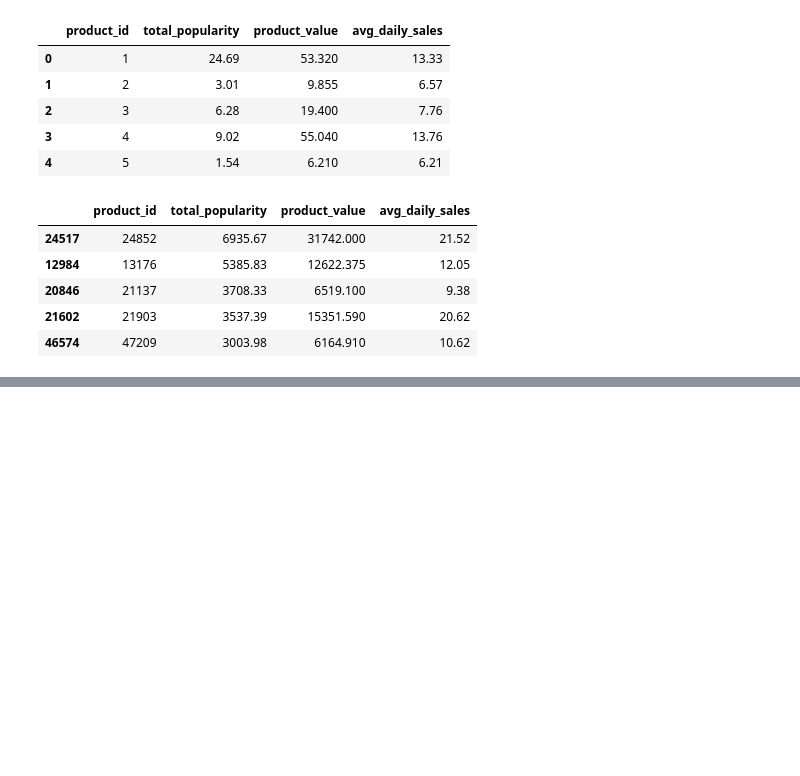
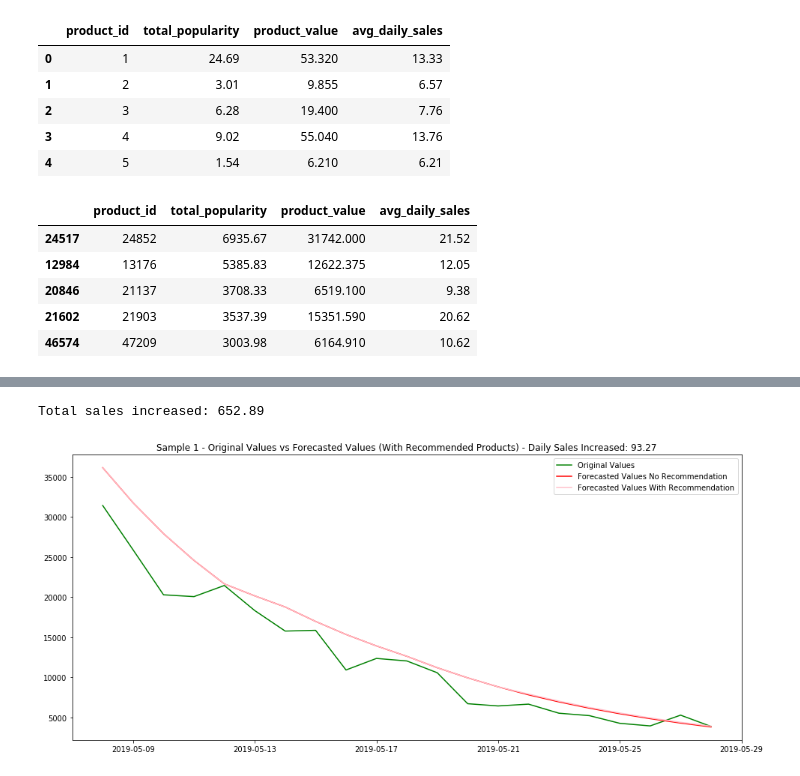
Before and after one commit to hanhanwu/Hanhan_Break_the_Limits, a Jupyter notebook: Bank_Fantasy/Golden_Bridge/recommendation_experiments/popularity_recommendation.ipynb, the cells around one changed output, grey strips where cells are left out. Cells and saved outputs as stored; diff of their text form; code cells hidden in the pictures; blank space fills up the shorter version.

```diff
--- a/Bank_Fantasy/Golden_Bridge/recommendation_experiments/popularity_recommendation.ipynb
+++ b/Bank_Fantasy/Golden_Bridge/recommendation_experiments/popularity_recommendation.ipynb
@@ -232,0 +395,14 @@ recommended_products
+# %%
+forecast_ts = forecast_ts_train.append(forecast_ts_test)
+print('Total sales increased: ' + str(daily_sales_increase * forecast_period))
+
+plt.figure(figsize=(16,7))
+plt.plot(original_ts.index, original_ts, label='Original Values', color='green')
+plt.plot(exp_forecast['ds'], exp_forecast['y_origin'].values, label='Forecasted Values No Recommendation', color='red')
+plt.plot(forecast_ts['ds'], forecast_ts['y_forecast'].values, label='Forecasted Values With Recommendation', color='pink')
+plt.legend(loc='best')
+plt.title("Sample 1 - Original Values vs Forecasted Values (With Recommended Products) - Daily Sales Increased: " + str(daily_sales_increase))
+plt.show()
+# %% [output]
+Total sales increased: 652.89
+[figure, added]
```
Also changed, not shown: parts of 12 cells of this notebook.
